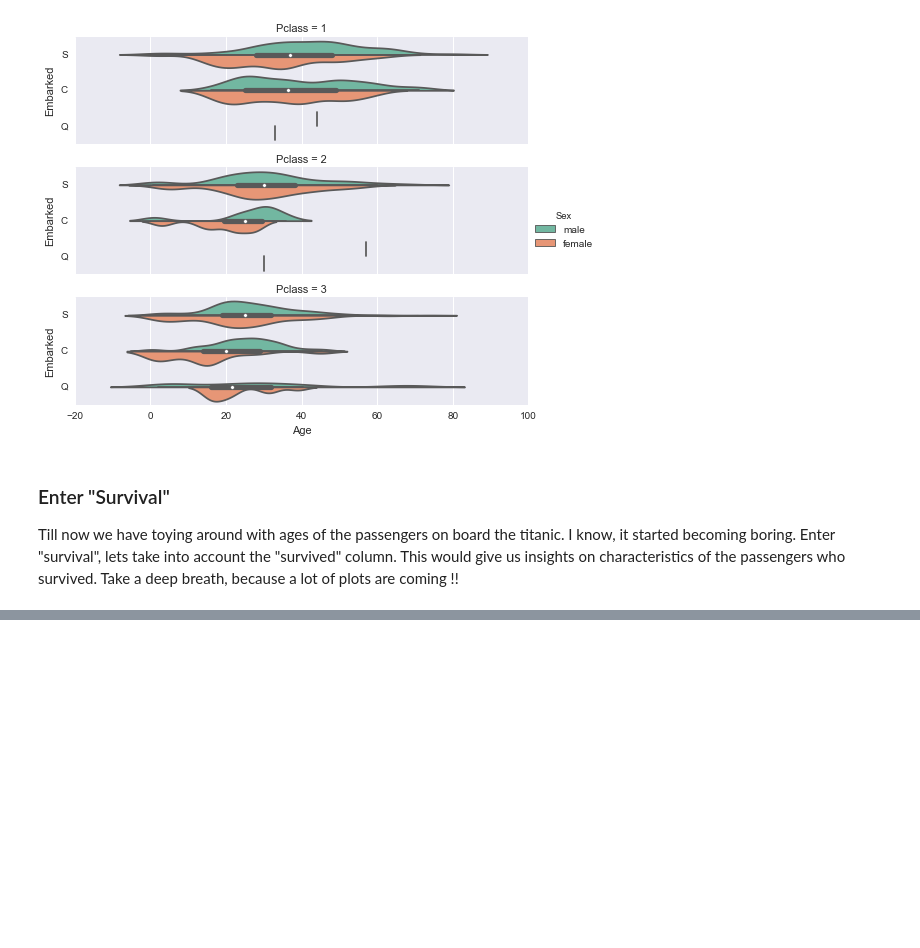
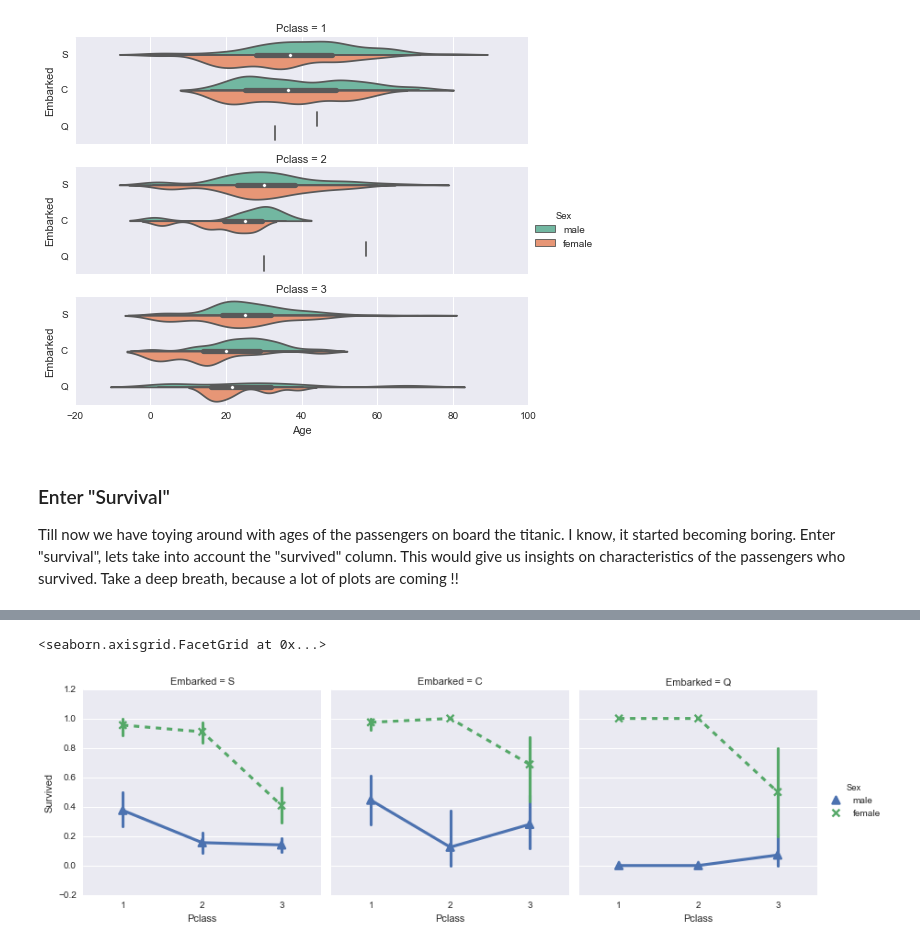
Before and after one commit to abkds/titanic-data, a Jupyter notebook: titanic_data.ipynb, the cells around one changed output, grey strips where cells are left out. Drawn from its saved outputs; the diff is of its cells as text; code cells hidden in the pictures; blank space fills up the shorter version.

```diff
--- a/titanic_data.ipynb
+++ b/titanic_data.ipynb
@@ -190,0 +240,7 @@ Till now we have toying around with ages of the passengers on board the titanic.
+# %%
+sns.factorplot(x="Pclass", y="Survived", kind="point",
+               hue="Sex", col="Embarked", data=titanic_data,
+               markers=["^", "x"], linestyles=["-", "--"])
+# %% [output]
+<seaborn.axisgrid.FacetGrid at 0x...>
+[figure, added]
```
Also changed, not shown: parts of 7 cells of this notebook.
